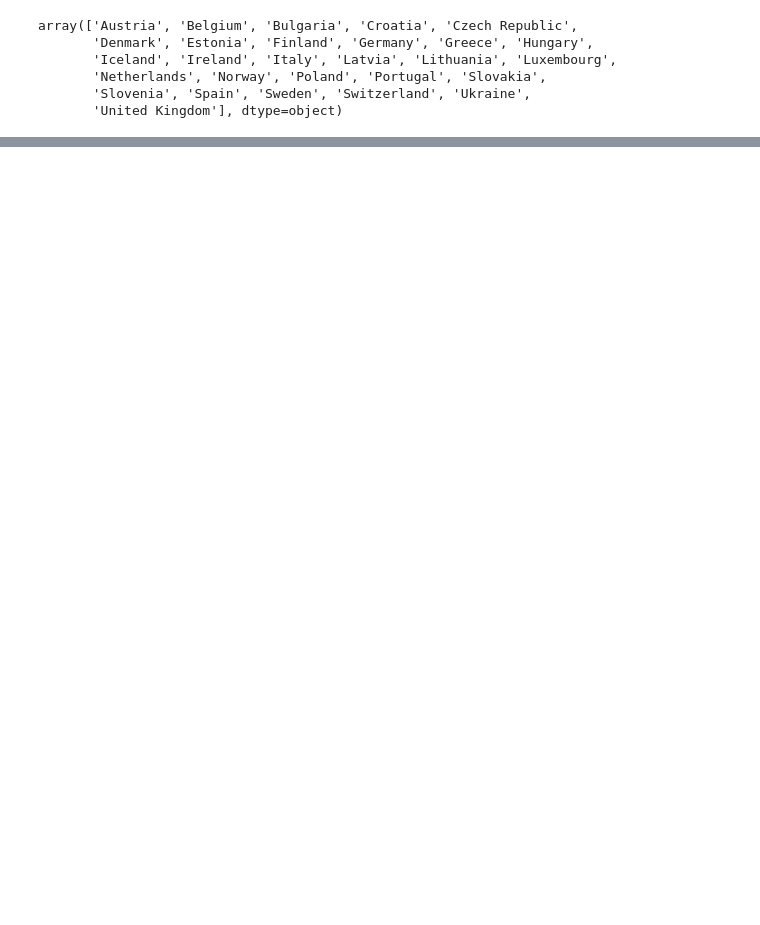
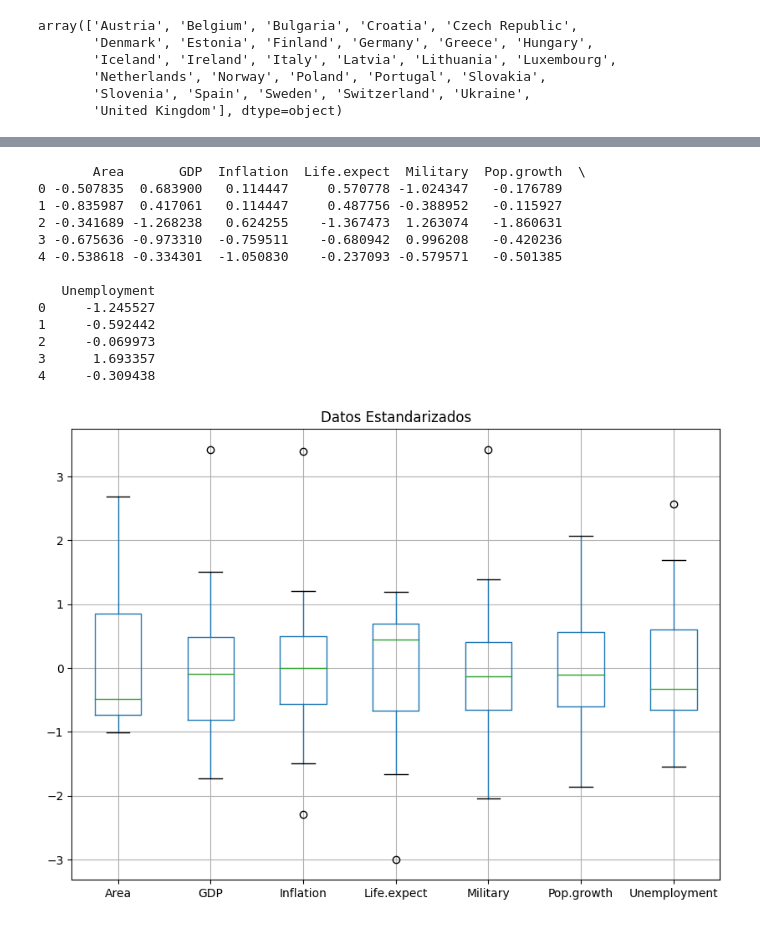
Before and after one commit to Ian-Arnott/TPs-SIA, a Jupyter notebook: Tp4/pca.ipynb, the cells around one changed output, grey strips where cells are left out. Saved outputs shown, nothing was run; the diff lists cells and outputs as text; code cells hidden in the pictures; blank space fills up the shorter version.

```diff
--- a/Tp4/pca.ipynb
+++ b/Tp4/pca.ipynb
@@ -87 +82,27 @@ plt.show()
+# %%
+scaler = StandardScaler()
+df_standardized = df
+df_standardized = df_standardized.drop(columns=["Country"])
+df_standardized = pd.DataFrame(scaler.fit_transform(df_standardized), columns=df_standardized.columns)
+print(df_standardized.head())
+
+plt.figure(figsize=(10, 7))
+df_standardized.boxplot()
+plt.title('Datos Estandarizados')
+plt.show()
+# %% [output]
+       Area       GDP  Inflation  Life.expect  Military  Pop.growth  \
+0 -0.507835  0.683900   0.114447     0.570778 -1.024347   -0.176789
+1 -0.835987  0.417061   0.114447     0.487756 -0.388952   -0.115927
+2 -0.341689 -1.268238   0.624255    -1.367473  1.263074   -1.860631
+3 -0.675636 -0.973310  -0.759511    -0.680942  0.996208   -0.420236
+4 -0.538618 -0.334301  -1.050830    -0.237093 -0.579571   -0.501385
+
+   Unemployment
+0     -1.245527
+1     -0.592442
+2     -0.069973
+3      1.693357
+4     -0.309438
+[figure, added]
 # %%
```
Also changed, not shown: parts of 5 cells of this notebook.
